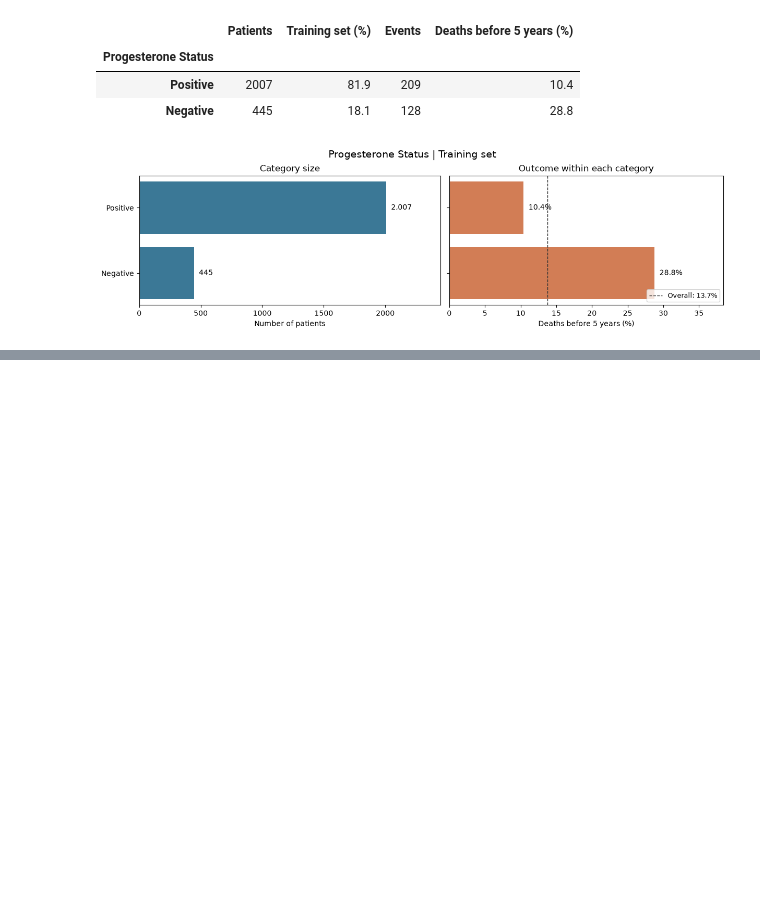
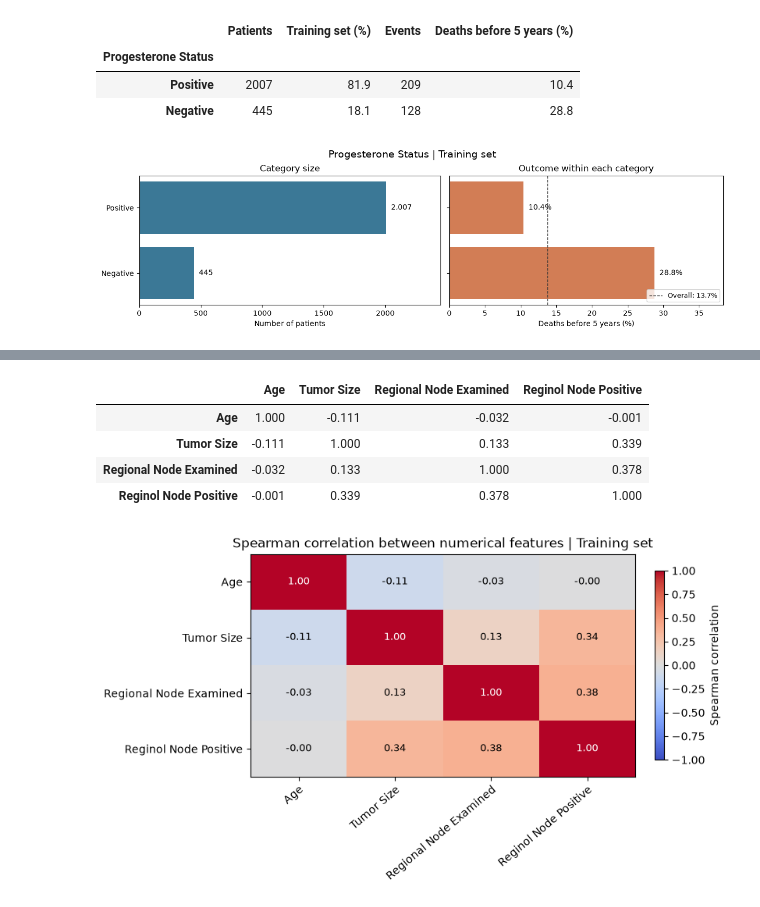
Before and after one commit to alicepelloni/progetto, a Jupyter notebook: breast_cancer.ipynb, the cells around one changed output, grey strips where cells are left out. Saved outputs shown, nothing was run; the diff lists cells and outputs as text; code cells hidden in the pictures; blank space fills up the shorter version.

```diff
--- a/breast_cancer.ipynb
+++ b/breast_cancer.ipynb
@@ -152,9 +152,8 @@ The columns `Survival Months`, `Status` (used to build the label) and the `label
 # %%
 from sklearn.model_selection import train_test_split, StratifiedKFold
 
-LEAKAGE_COLS = ["Survival Months", "Status", "label"]  # do NOT use as a feature
-
-X = task_df.drop(columns=LEAKAGE_COLS)
+LEAKAGE_COLS = ["Survival Months", "Status", "label"]  # Never use outcome information as a feature.
+X = task_df.drop(columns=LEAKAGE_COLS).copy()
 y = task_df["label"]
 
 X_train, X_test, y_train, y_test = train_test_split(
@@ -227,12 +185,0 @@ Project checklist:
-# %%
-# EDA: relazione tra lo stadio complessivo e gli stadi componenti
-# Usiamo solo X_train: il test set resta riservato alla valutazione finale.
-for col in ["T Stage", "N Stage", "A Stage"]:
-    print(f"\n{col} vs 6th Stage — percentuali per riga")
-    display(
-        pd.crosstab(
-            X_train[col],
-            X_train["6th Stage"],
-            normalize="index"
-        ).round(2)
-    )
@@ -356,13 +284,16 @@ NUM_LABELS = {
     "Regional Node Examined": "Regional nodes examined (count)",
     "Reginol Node Positive": "Regional nodes positive (count)",
 }
-fig, axes = plt.subplots(2, 2, figsize=(12, 8), layout="constrained")
+n_rows = (len(EDA_NUM_COLS) + 1) // 2
+fig, axes = plt.subplots(n_rows, 2, figsize=(12, 4 * n_rows), layout="constrained")
 for ax, col in zip(axes.flat, EDA_NUM_COLS):
     ax.hist(eda_train[col].dropna(), bins=25, color="#3b7896", edgecolor="white")
     ax.set_title(NUM_LABELS[col])
     ax.set_xlabel(NUM_LABELS[col])
     ax.set_ylabel("Number of patients")
     ax.grid(axis="y", alpha=0.2)
+for ax in list(axes.flat)[len(EDA_NUM_COLS):]:
+    ax.remove()  # Hide an unused panel when the number of features is odd.
 fig.suptitle("Numerical feature distributions | Training set", fontsize=15)
 plt.show()
 # %% [output]
@@ -374,7 +305,8 @@ The center line is the median and the box spans the middle 50% of each group. Wh
 # %%
 from inspect import signature
 
-fig, axes = plt.subplots(2, 2, figsize=(12, 8), layout="constrained")
+n_rows = (len(EDA_NUM_COLS) + 1) // 2
+fig, axes = plt.subplots(n_rows, 2, figsize=(12, 4 * n_rows), layout="constrained")
 for ax, col in zip(axes.flat, EDA_NUM_COLS):
     groups = [eda_train.loc[eda_train["label"] == label, col].dropna() for label in (0, 1)]
     # Matplotlib renamed the horizontal-orientation option in version 3.10.
@@ -387,6 +319,8 @@ for ax, col in zip(axes.flat, EDA_NUM_COLS):
     ax.set_title(NUM_LABELS[col])
     ax.set_xlabel(NUM_LABELS[col])
     ax.grid(axis="x", alpha=0.2)
+for ax in list(axes.flat)[len(EDA_NUM_COLS):]:
+    ax.remove()  # Hide an unused panel when the number of features is odd.
 fig.suptitle("Numerical features by five-year outcome | Training set", fontsize=15)
 plt.show()
 # %% [output]
@@ -609,0 +607,12 @@ show_categorical_eda("Progesterone Status")
+# %%
+spearman_matrix = relationship_data[NUM_FEATURES].corr(method="spearman")
+display(spearman_matrix.round(3))
+plot_relationship_matrix(spearman_matrix, "Spearman correlation between numerical features | Training set",
+                         "Spearman correlation", cmap="coolwarm", vmin=-1, vmax=1)
+# %% [output]
+|  | Age | Tumor Size | Regional Node Examined | Reginol Node Positive |
+| Age | 1.000 | -0.111 | -0.032 | -0.001 |
+| Tumor Size | -0.111 | 1.000 | 0.133 | 0.339 |
+| Regional Node Examined | -0.032 | 0.133 | 1.000 | 0.378 |
+| Reginol Node Positive | -0.001 | 0.339 | 0.378 | 1.000 |
+[figure, added]
```
Also changed, not shown: parts of 33 cells of this notebook, 1 other file.
